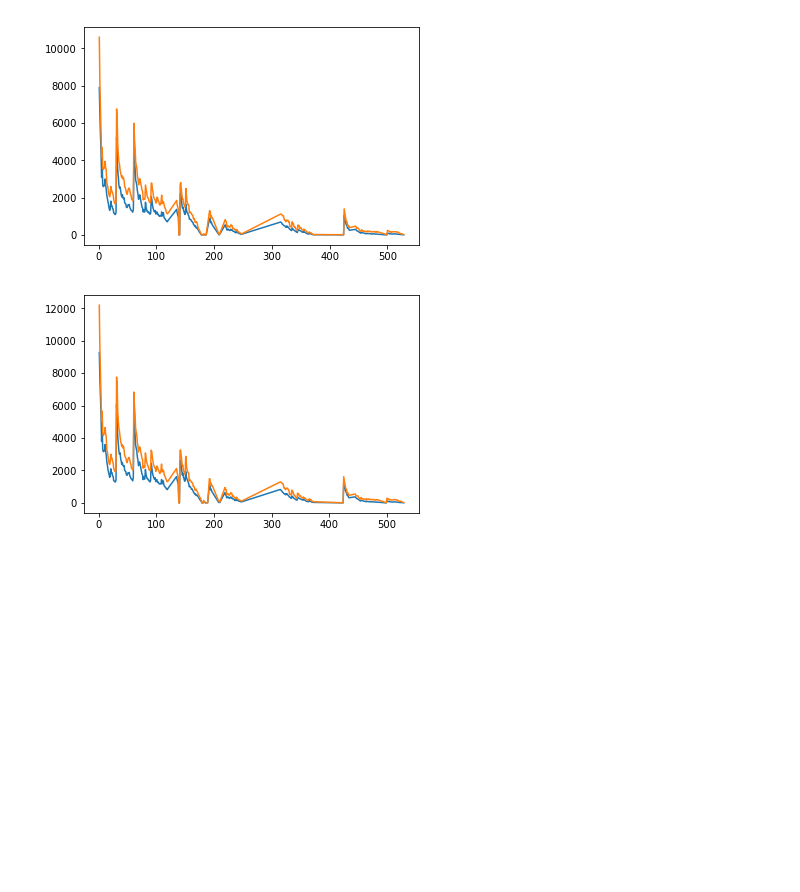
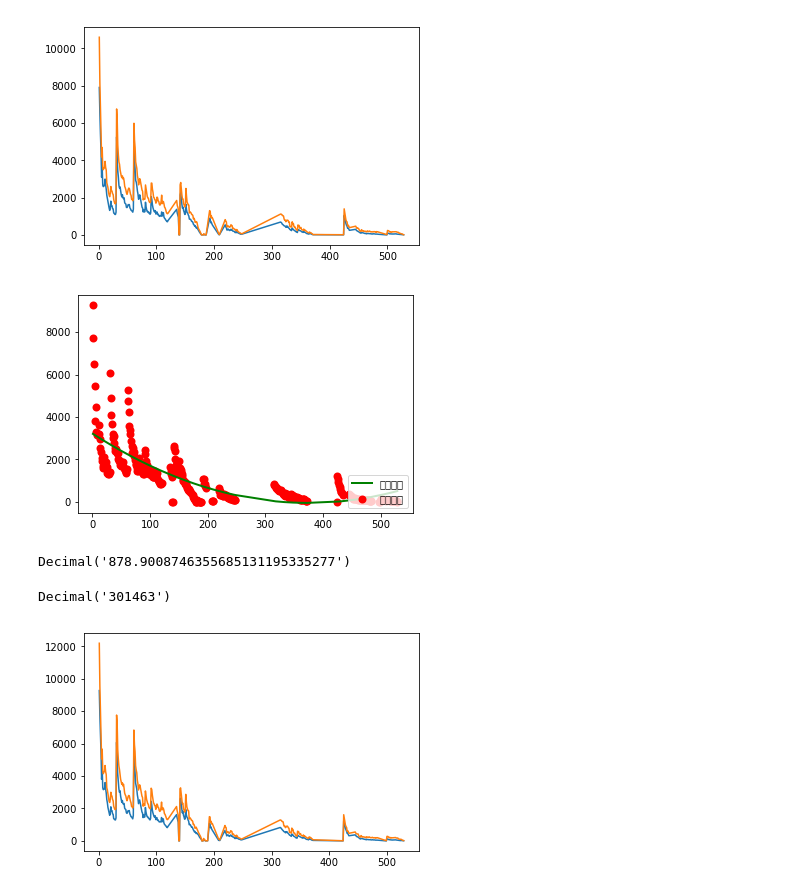
Before and after one commit to LeonKennedy/jupyter_space, a Jupyter notebook: lesson_distribute.ipynb, the cells around one changed output. Drawn from its saved outputs; the diff is of its cells as text; code cells hidden in the pictures; blank space fills up the shorter version.

```diff
--- a/lesson_distribute.ipynb
+++ b/lesson_distribute.ipynb
@@ -41,6 +85,24 @@ plt.plot(x,ym,label="max")
 plt.show()
 # %% [output]
 [figure]
+# %%
+model = make_pipeline(PolynomialFeatures(2), Lasso())
+model.fit(Xi, Yi)
+y_plot = model.predict(Xi)
+plt.scatter(Xi, Yi, color='red',label="样本数据",linewidth=2)
+plt.plot(Xi, y_plot, color='green',label="拟合直线",linewidth=2)
+plt.legend(loc='lower right')
+plt.show()
+# %% [output]
+[figure, added]
+# %%
+np.mean(ya)
+# %% [output]
+Decimal('878.9008746355685131195335277')
+# %%
+np.sum(ya)
+# %% [output]
+Decimal('301463')
 # %%
 sql = "select lesson_id, sum(max_student),sum(actual_student) from lesson_distribute where date_format(begin_at, '%Y') = '2018'  group by lesson_id order by lesson_id; "
 cur.execute(sql)
```
Also changed, not shown: parts of 10 cells of this notebook, 3 other files.
